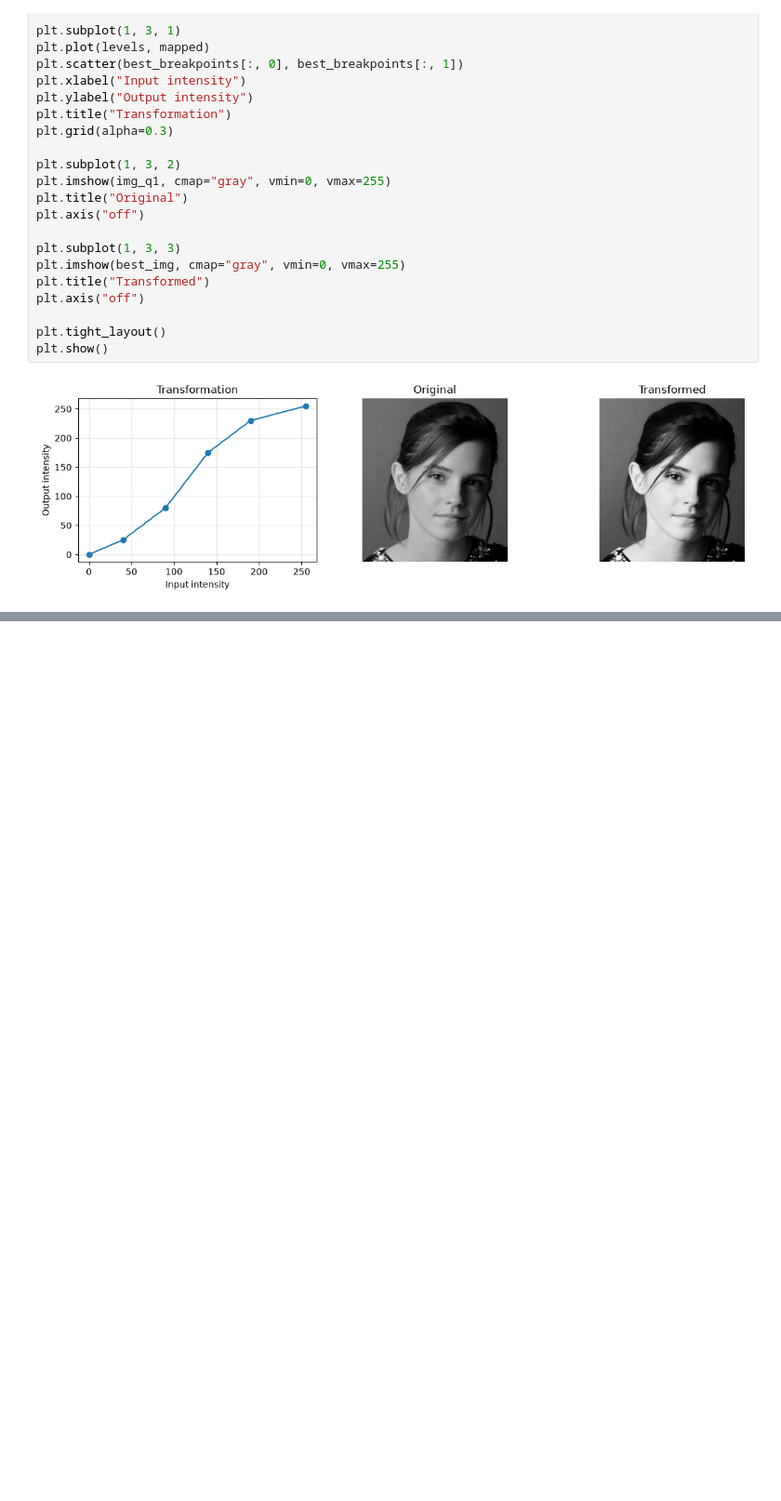
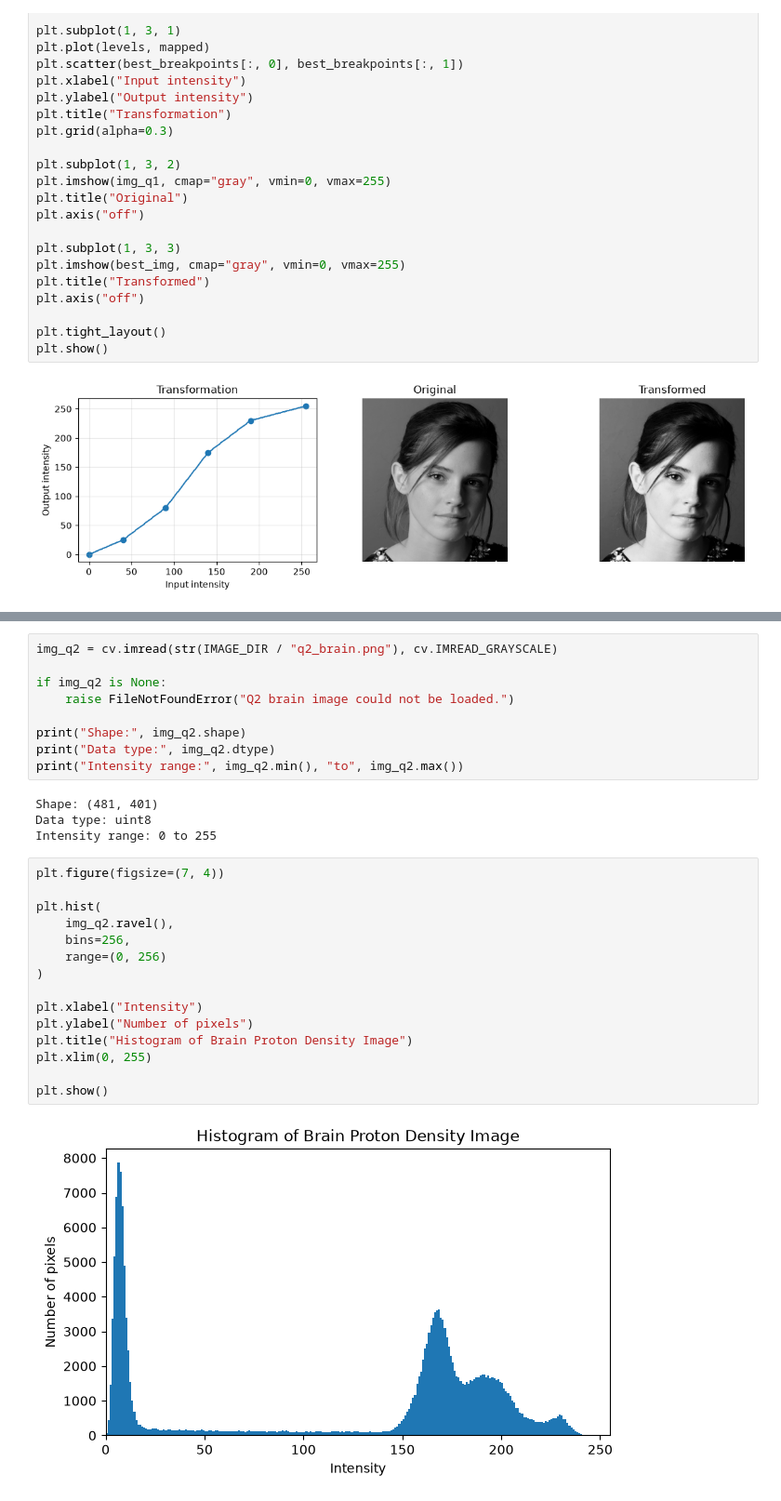
Before and after one commit to Abdul-Rahman-bme/EN3160-Image-processing-and-Machine-Vision, a Jupyter notebook: Assignment_01/230507R_EN3160_A01.ipynb, the cells around one changed output, grey strips where cells are left out. Shown at 93% size. Drawn from its saved outputs; the diff is of its cells as text; blank space fills up the shorter version.

```diff
--- a/Assignment_01/230507R_EN3160_A01.ipynb
+++ b/Assignment_01/230507R_EN3160_A01.ipynb
@@ -199,0 +208,30 @@ plt.show()
+# %%
+img_q2 = cv.imread(str(IMAGE_DIR / "q2_brain.png"), cv.IMREAD_GRAYSCALE)
+
+if img_q2 is None:
+    raise FileNotFoundError("Q2 brain image could not be loaded.")
+
+print("Shape:", img_q2.shape)
+print("Data type:", img_q2.dtype)
+print("Intensity range:", img_q2.min(), "to", img_q2.max())
+# %% [output]
+Shape: (481, 401)
+Data type: uint8
+Intensity range: 0 to 255
+# %%
+plt.figure(figsize=(7, 4))
+
+plt.hist(
+    img_q2.ravel(),
+    bins=256,
+    range=(0, 256)
+)
+
+plt.xlabel("Intensity")
+plt.ylabel("Number of pixels")
+plt.title("Histogram of Brain Proton Density Image")
+plt.xlim(0, 255)
+
+plt.show()
+# %% [output]
+[figure, added]
```
Also changed, not shown: parts of 6 cells of this notebook, 1 other file.
